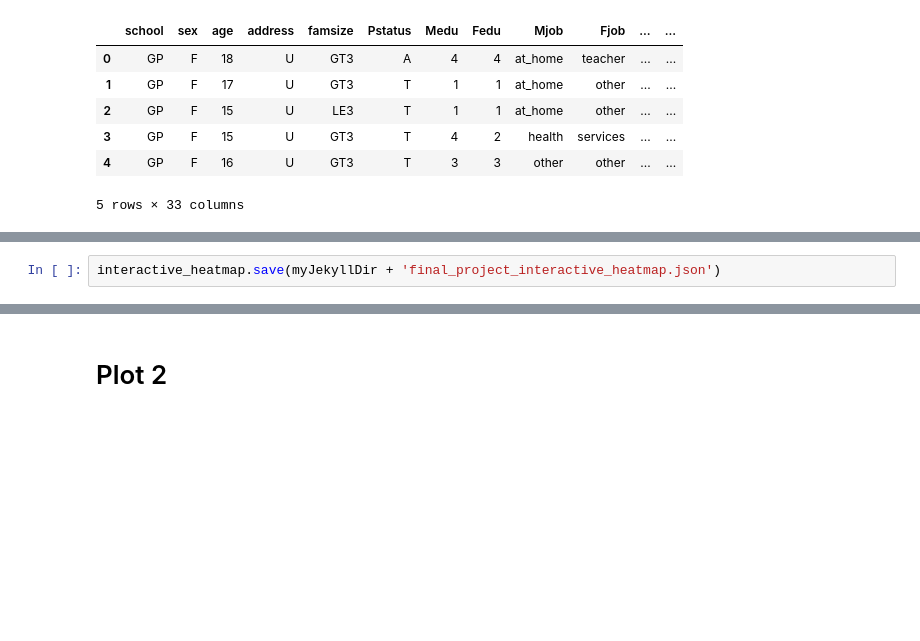
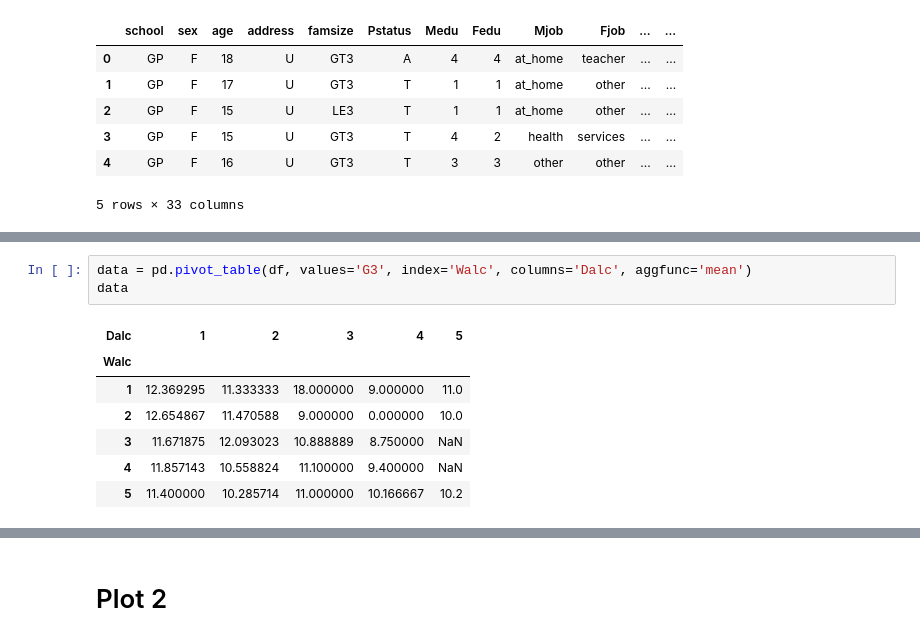
Before and after one commit to LaraTerpetschnig/LaraTerpetschnig.github.io, a Jupyter notebook: python_notebooks/final_project_3.1.ipynb, the cells around one changed output, grey strips where cells are left out. Saved outputs shown, nothing was run; the diff lists cells and outputs as text; blank space fills up the shorter version.

```diff
--- a/python_notebooks/final_project_3.1.ipynb
+++ b/python_notebooks/final_project_3.1.ipynb
@@ -98,2 +19,11 @@ interactive_heatmap
-# %%
-interactive_heatmap.save(myJekyllDir + 'final_project_interactive_heatmap.json')
+# %%
+data = pd.pivot_table(df, values='G3', index='Walc', columns='Dalc', aggfunc='mean')
+data
+# %% [output]
+| Dalc | 1 | 2 | 3 | 4 | 5 |
+| Walc |  |  |  |  |  |
+| 1 | 12.369295 | 11.333333 | 18.000000 | 9.000000 | 11.0 |
+| 2 | 12.654867 | 11.470588 | 9.000000 | 0.000000 | 10.0 |
+| 3 | 11.671875 | 12.093023 | 10.888889 | 8.750000 | NaN |
+| 4 | 11.857143 | 10.558824 | 11.100000 | 9.400000 | NaN |
+| 5 | 11.400000 | 10.285714 | 11.000000 | 10.166667 | 10.2 |
```
Also changed, not shown: parts of 11 cells of this notebook, 3 other files.
